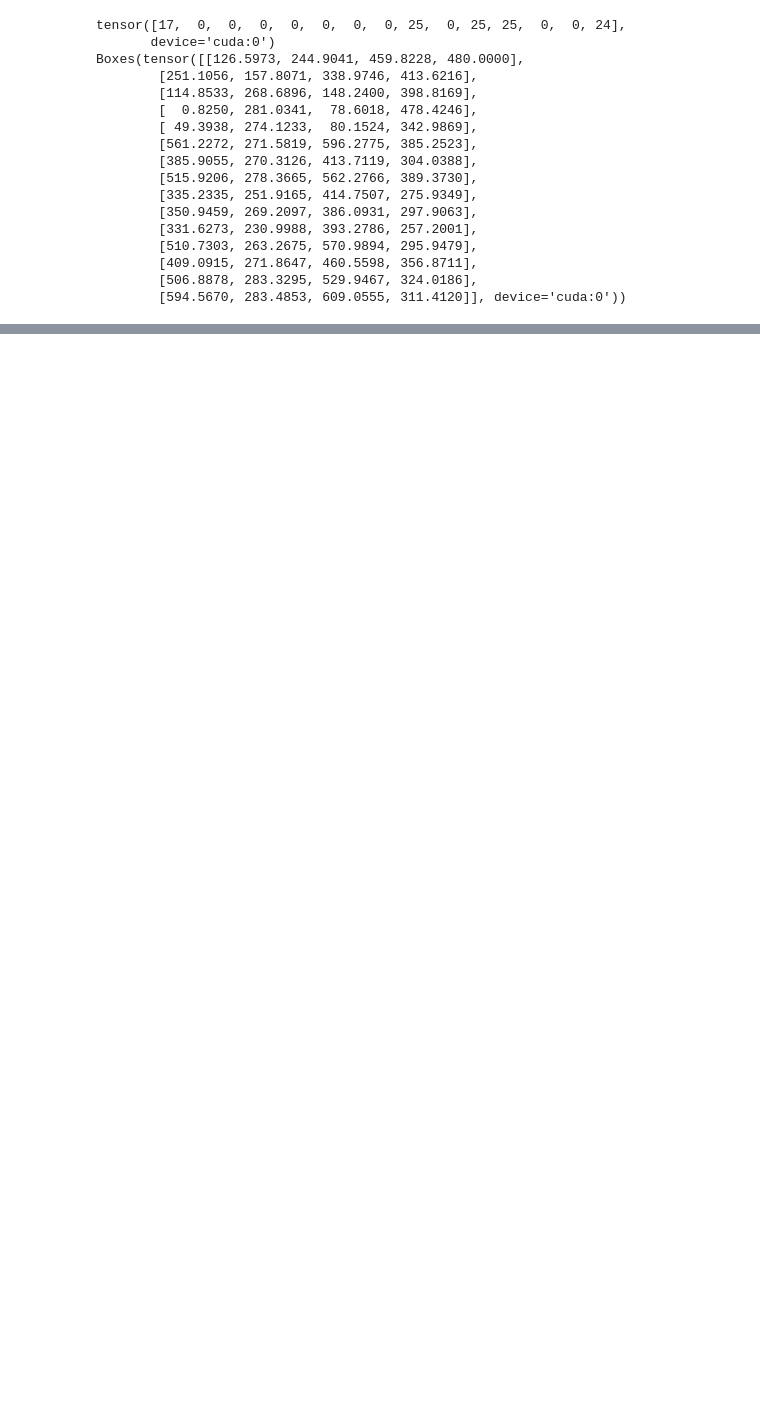
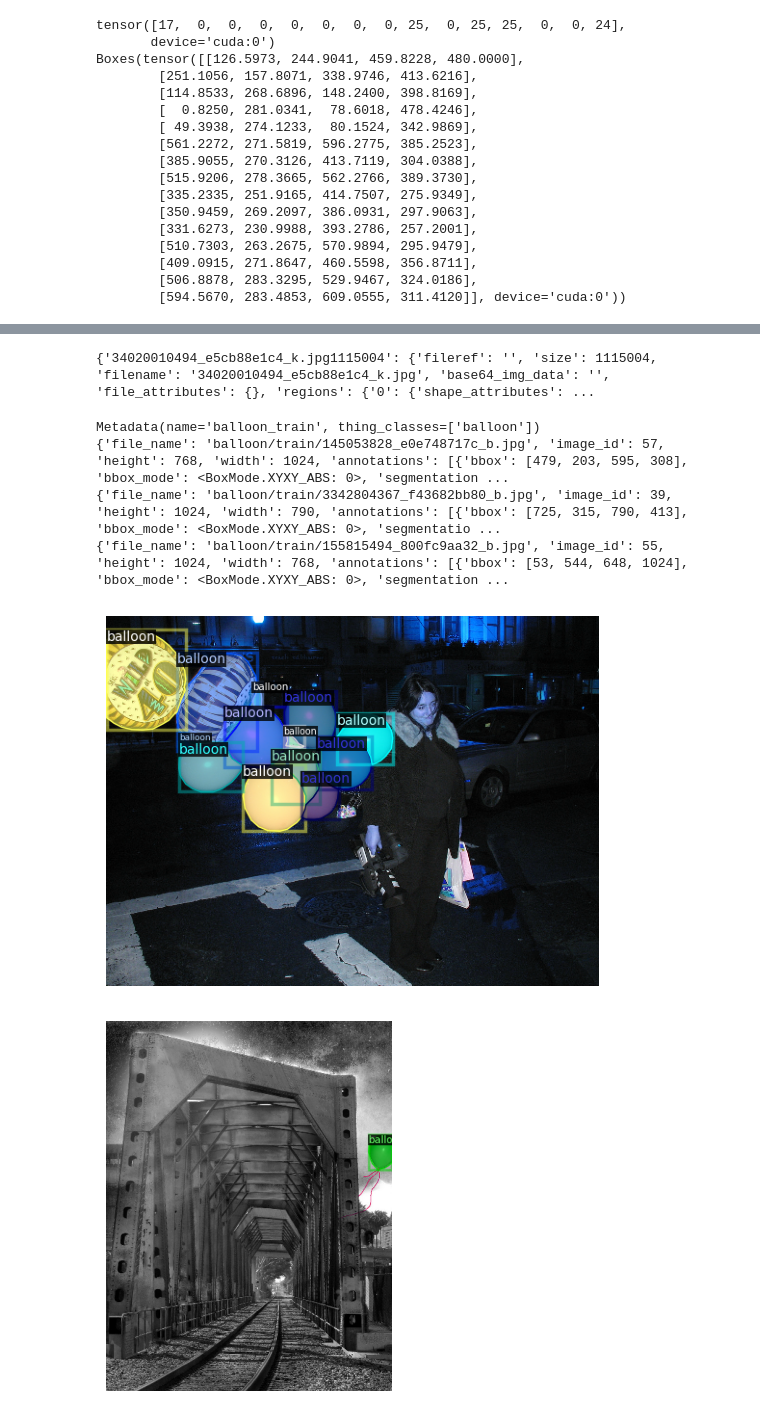
Before and after one commit to g1y5x3/fisheye_challenge, a Jupyter notebook: Detectron2.ipynb, the cells around one changed output, grey strips where cells are left out. Drawn from its saved outputs; the diff is of its cells as text; code cells hidden in the pictures; blank space fills up the shorter version.

```diff
--- a/Detectron2.ipynb
+++ b/Detectron2.ipynb
@@ -84,0 +140,22 @@ plt.show()
+# %%
+dataset_dicts = get_balloon_dicts("balloon/train")
+# dataset_dicts
+# %% [output]
+{'34020010494_e5cb88e1c4_k.jpg1115004': {'fileref': '', 'size': 1115004, 'filename': '34020010494_e5cb88e1c4_k.jpg', 'base64_img_data': '', 'file_attributes': {}, 'regions': {'0': {'shape_attributes': ...
+# %%
+print(balloon_metadata)
+for d in random.sample(dataset_dicts, 3):
+    print(d)
+    img = cv2.imread(d["file_name"])
+    visualizer = Visualizer(img[:, :, ::-1], metadata=balloon_metadata, scale=0.5)
+    out = visualizer.draw_dataset_dict(d)
+    plt.figure()
+    plt.imshow(out.get_image()[:, :, ::-1])
+    plt.axis('off')
+# %% [output]
+Metadata(name='balloon_train', thing_classes=['balloon'])
+{'file_name': 'balloon/train/145053828_e0e748717c_b.jpg', 'image_id': 57, 'height': 768, 'width': 1024, 'annotations': [{'bbox': [479, 203, 595, 308], 'bbox_mode': <BoxMode.XYXY_ABS: 0>, 'segmentation ...
+{'file_name': 'balloon/train/3342804367_f43682bb80_b.jpg', 'image_id': 39, 'height': 1024, 'width': 790, 'annotations': [{'bbox': [725, 315, 790, 413], 'bbox_mode': <BoxMode.XYXY_ABS: 0>, 'segmentatio ...
+{'file_name': 'balloon/train/155815494_800fc9aa32_b.jpg', 'image_id': 55, 'height': 1024, 'width': 768, 'annotations': [{'bbox': [53, 544, 648, 1024], 'bbox_mode': <BoxMode.XYXY_ABS: 0>, 'segmentation ...
+[figure, added]
+[figure, added]
```
Also changed, not shown: parts of 9 cells of this notebook.
